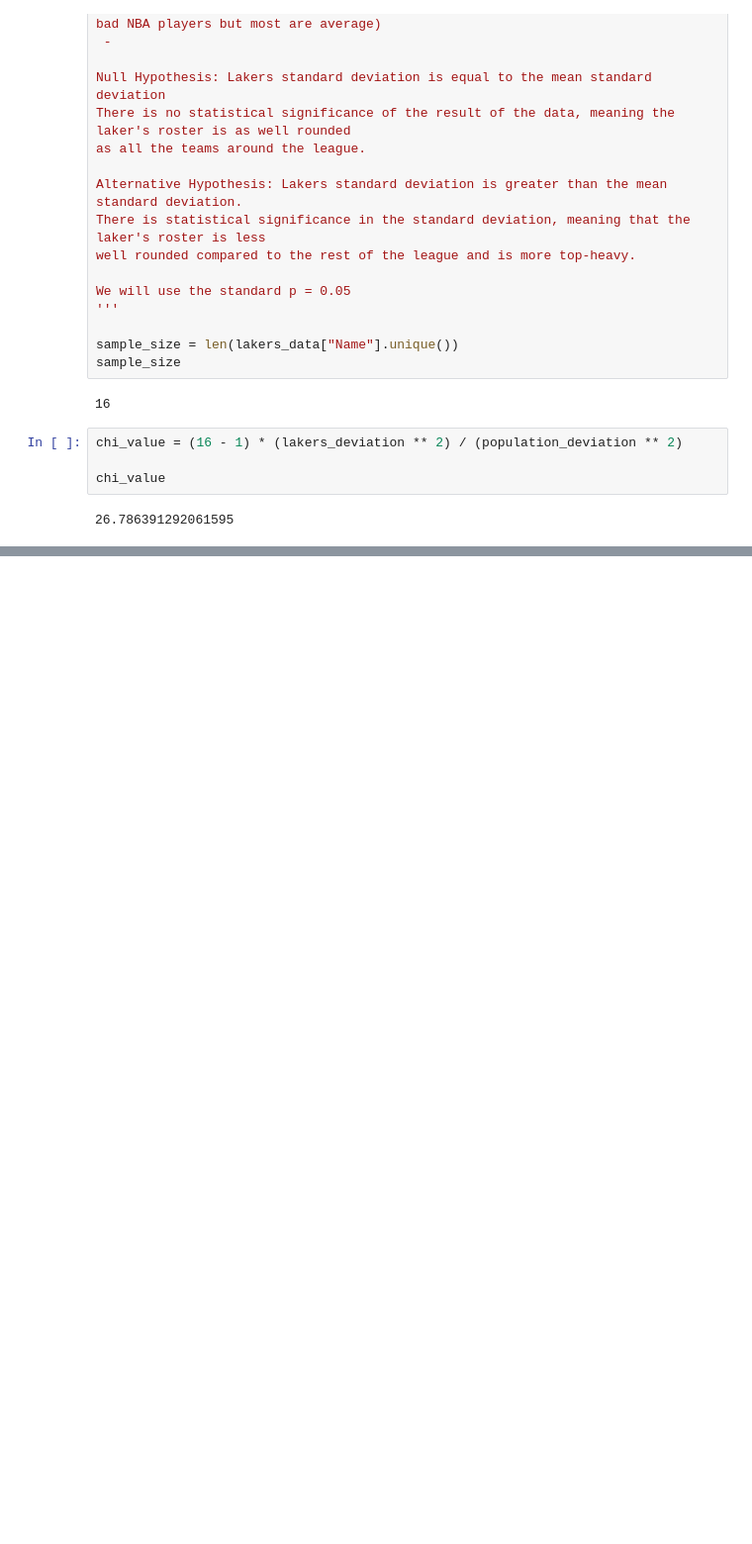
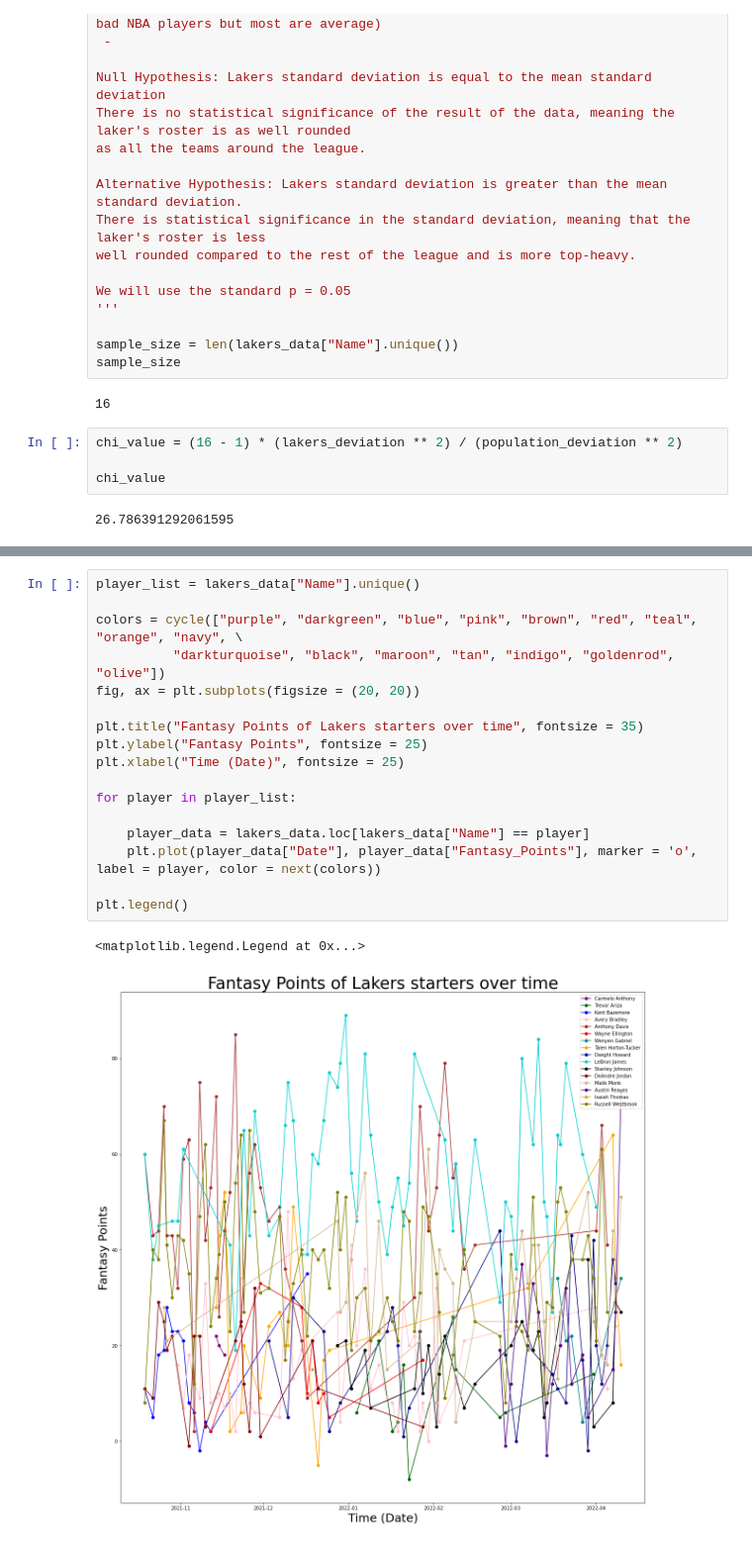
Before and after one commit to AndrewZayn/AndrewZayn.github.io, a Jupyter notebook: NBA_analysis.ipynb, the cells around one changed output, grey strips where cells are left out. Shown at 99% size. Cells and saved outputs as stored; diff of their text form; blank space fills up the shorter version.

```diff
--- a/NBA_analysis.ipynb
+++ b/NBA_analysis.ipynb
@@ -446,3 +449,23 @@ and say that the laker's roster is less well rounded compared to the rest of the
 '''
 # %% [output]
 4
+# %%
+player_list = lakers_data["Name"].unique()
+
+colors = cycle(["purple", "darkgreen", "blue", "pink", "brown", "red", "teal", "orange", "navy", \
+          "darkturquoise", "black", "maroon", "tan", "indigo", "goldenrod", "olive"])
+fig, ax = plt.subplots(figsize = (20, 20))
+
+plt.title("Fantasy Points of Lakers starters over time", fontsize = 35)
+plt.ylabel("Fantasy Points", fontsize = 25)
+plt.xlabel("Time (Date)", fontsize = 25)
+
+for player in player_list:
+
+    player_data = lakers_data.loc[lakers_data["Name"] == player]
+    plt.plot(player_data["Date"], player_data["Fantasy_Points"], marker = 'o', label = player, color = next(colors))
+
+plt.legend()
+# %% [output]
+<matplotlib.legend.Legend at 0x...>
+[figure, added]
```
Also changed, not shown: parts of 2 cells of this notebook.
